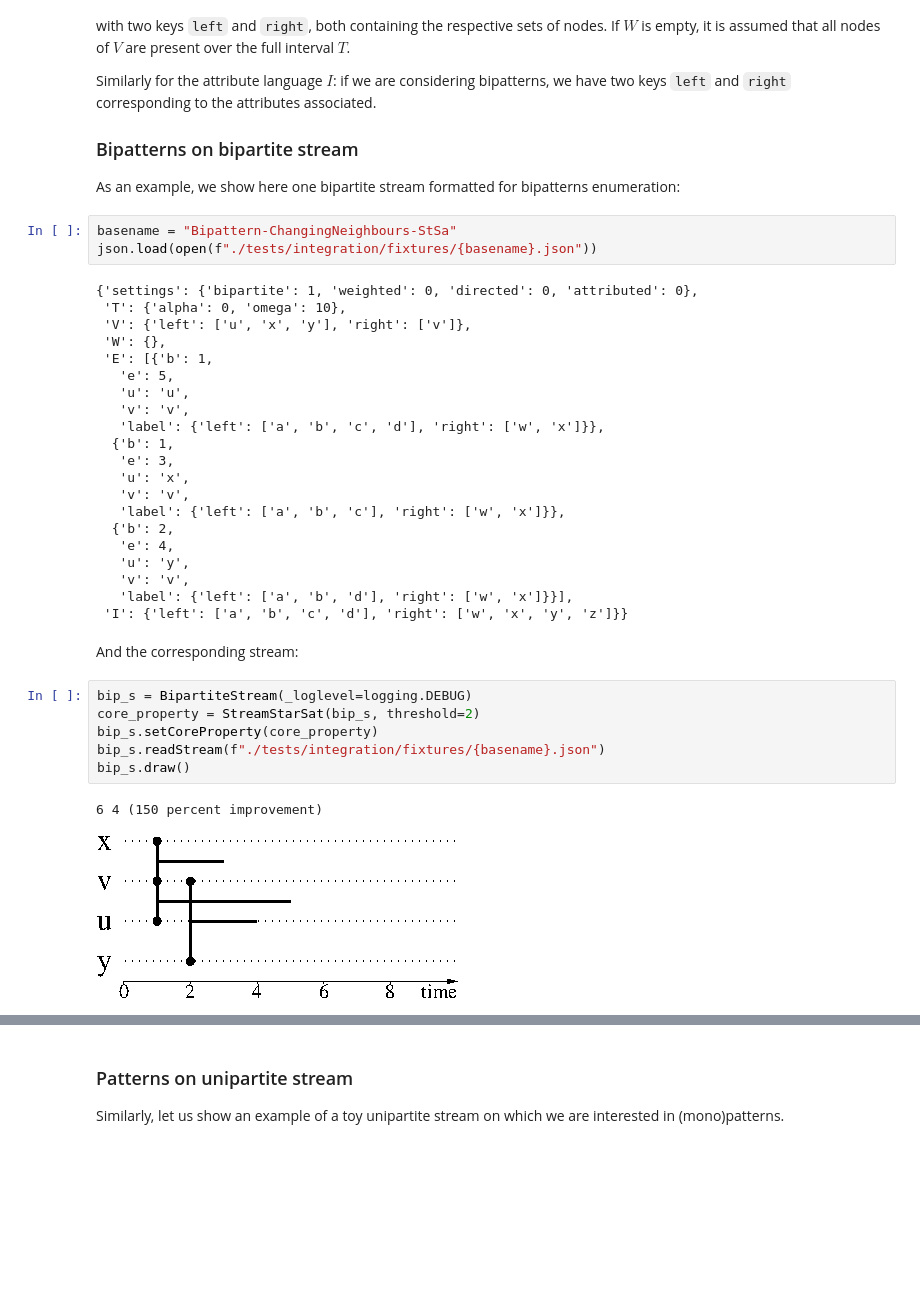
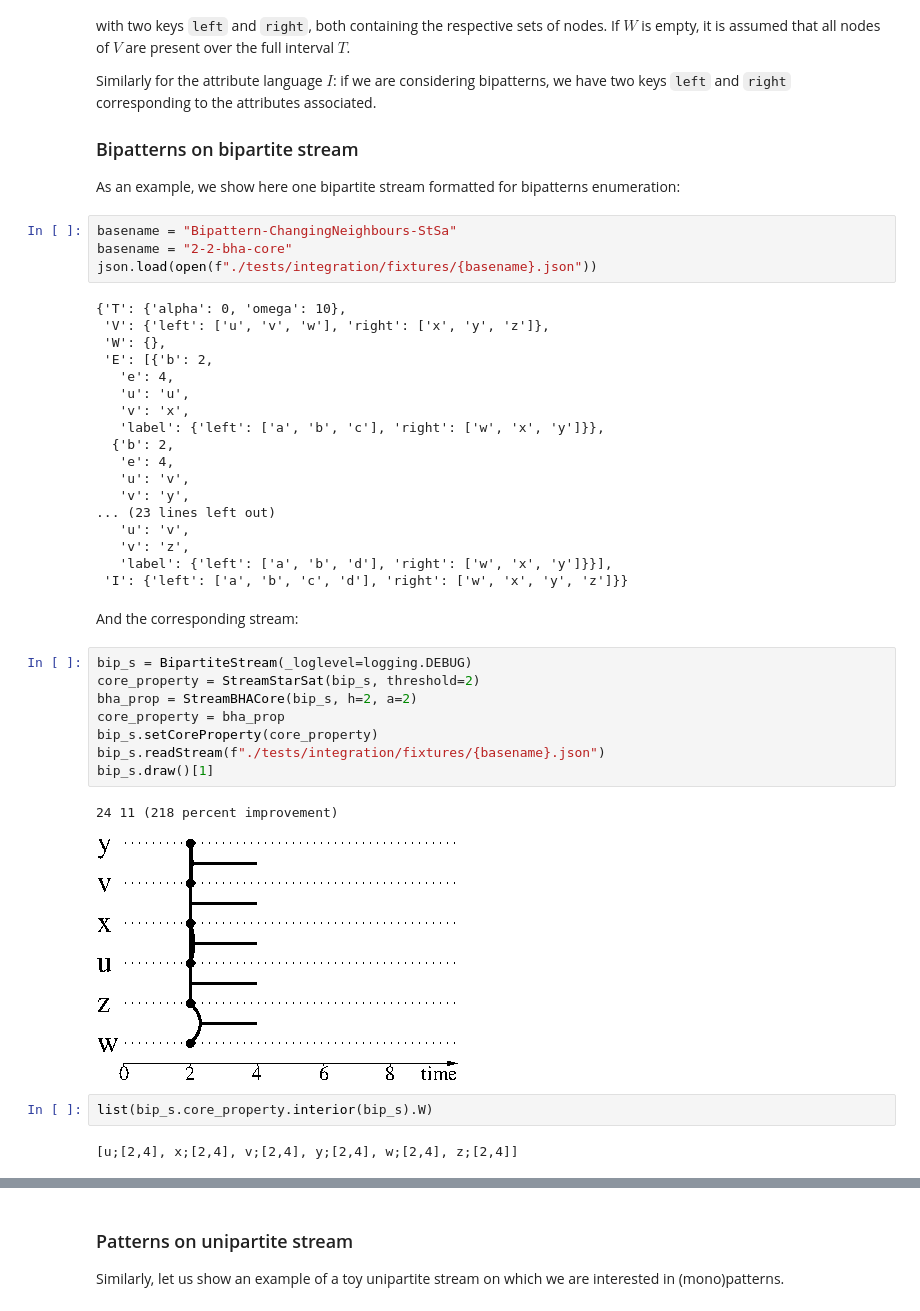
Before and after one commit to TiphaineV/pattern-mining, a Jupyter notebook: BiPatterns.ipynb, the cells around one changed output, grey strips where cells are left out. Saved outputs shown, nothing was run; the diff lists cells and outputs as text; blank space fills up the shorter version.

```diff
--- a/BiPatterns.ipynb
+++ b/BiPatterns.ipynb
@@ -21,36 +22,40 @@ Similarly for the attribute language $I$: if we are considering bipatterns, we h
 As an example, we show here one bipartite stream formatted for bipatterns enumeration:
 # %%
 basename = "Bipattern-ChangingNeighbours-StSa"
+basename = "2-2-bha-core"
 json.load(open(f"./tests/integration/fixtures/{basename}.json"))
 # %% [output]
-{'settings': {'bipartite': 1, 'weighted': 0, 'directed': 0, 'attributed': 0},
- 'T': {'alpha': 0, 'omega': 10},
- 'V': {'left': ['u', 'x', 'y'], 'right': ['v']},
+{'T': {'alpha': 0, 'omega': 10},
+ 'V': {'left': ['u', 'v', 'w'], 'right': ['x', 'y', 'z']},
  'W': {},
- 'E': [{'b': 1,
-   'e': 5,
+ 'E': [{'b': 2,
+   'e': 4,
    'u': 'u',
-   'v': 'v',
-   'label': {'left': ['a', 'b', 'c', 'd'], 'right': ['w', 'x']}},
-  {'b': 1,
-   'e': 3,
-   'u': 'x',
-   'v': 'v',
-   'label': {'left': ['a', 'b', 'c'], 'right': ['w', 'x']}},
+   'v': 'x',
+   'label': {'left': ['a', 'b', 'c'], 'right': ['w', 'x', 'y']}},
   {'b': 2,
    'e': 4,
-   'u': 'y',
-   'v': 'v',
-   'label': {'left': ['a', 'b', 'd'], 'right': ['w', 'x']}}],
+   'u': 'v',
+   'v': 'y',
+... (23 lines left out)
+   'u': 'v',
+   'v': 'z',
+   'label': {'left': ['a', 'b', 'd'], 'right': ['w', 'x', 'y']}}],
  'I': {'left': ['a', 'b', 'c', 'd'], 'right': ['w', 'x', 'y', 'z']}}
 # %% [markdown]
 And the corresponding stream:
 # %%
 bip_s = BipartiteStream(_loglevel=logging.DEBUG)
 core_property = StreamStarSat(bip_s, threshold=2)
+bha_prop = StreamBHACore(bip_s, h=2, a=2)
+core_property = bha_prop
 bip_s.setCoreProperty(core_property)
 bip_s.readStream(f"./tests/integration/fixtures/{basename}.json")
-bip_s.draw()
+bip_s.draw()[1]
 # %% [output]
-6 4 (150 percent improvement)
+24 11 (218 percent improvement)
-[figure, old version]
+[figure, new version]
+# %%
+list(bip_s.core_property.interior(bip_s).W)
+# %% [output]
+[u;[2,4], x;[2,4], v;[2,4], y;[2,4], w;[2,4], z;[2,4]]
```
Also changed, not shown: parts of 32 cells of this notebook.
